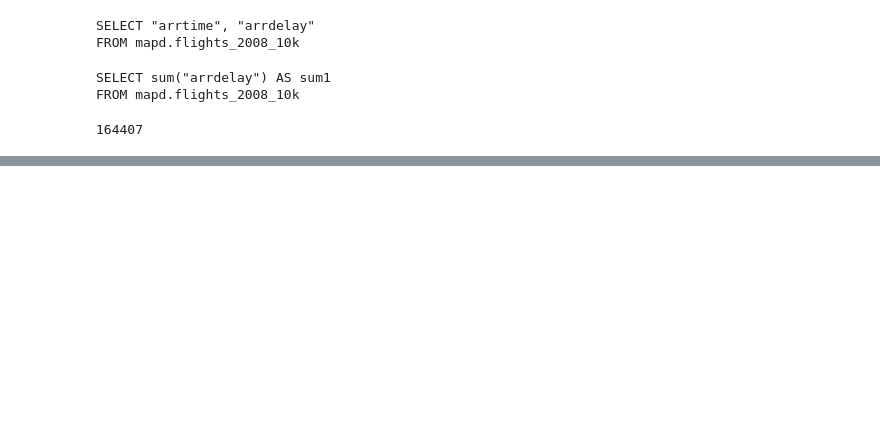
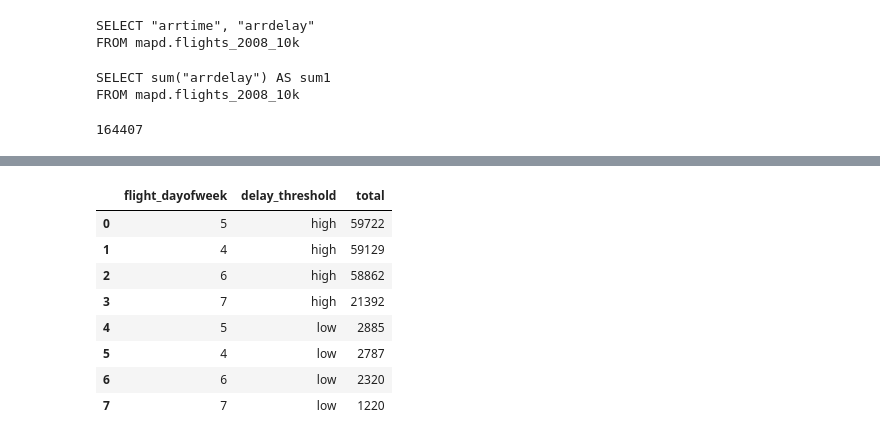
Before and after one commit to Quansight/omnisci, a Jupyter notebook: notebooks/IbisMapD.ipynb, the cells around one changed output, grey strips where cells are left out. Saved outputs shown, nothing was run; the diff lists cells and outputs as text; code cells hidden in the pictures; blank space fills up the shorter version.

```diff
--- a/notebooks/IbisMapD.ipynb
+++ b/notebooks/IbisMapD.ipynb
@@ -6,3 +9,5 @@ ImportError: cannot import name 'cos'
+# %%
+ibis.options.interactive = False
 # %%
 mapd_cli = ibis.mapd.connect(
     host='localhost', user='mapd', password='HyperInteractive',
@@ -92,0 +89,25 @@ mapd_cli.execute(t.limit(5))
+# %%
+keys = [
+    'flight_dayofweek',
+    (t.arrdelay > 2).ifelse('high', 'low').name('delay_threshold')
+]
+metrics = [t.depdelay.sum().name('total')]
+
+agged = (
+    t.filter(t.flight_year == 2008)
+        .group_by(keys)
+        .aggregate(metrics)
+)
+
+sorted_agged = agged.sort_by(['delay_threshold', ('total', False)])
+sorted_agged.execute()
+# %% [output]
+|  | flight_dayofweek | delay_threshold | total |
+| 0 | 5 | high | 59722 |
+| 1 | 4 | high | 59129 |
+| 2 | 6 | high | 58862 |
+| 3 | 7 | high | 21392 |
+| 4 | 5 | low | 2885 |
+| 5 | 4 | low | 2787 |
+| 6 | 6 | low | 2320 |
+| 7 | 7 | low | 1220 |
```
Also changed, not shown: parts of 33 cells of this notebook.
